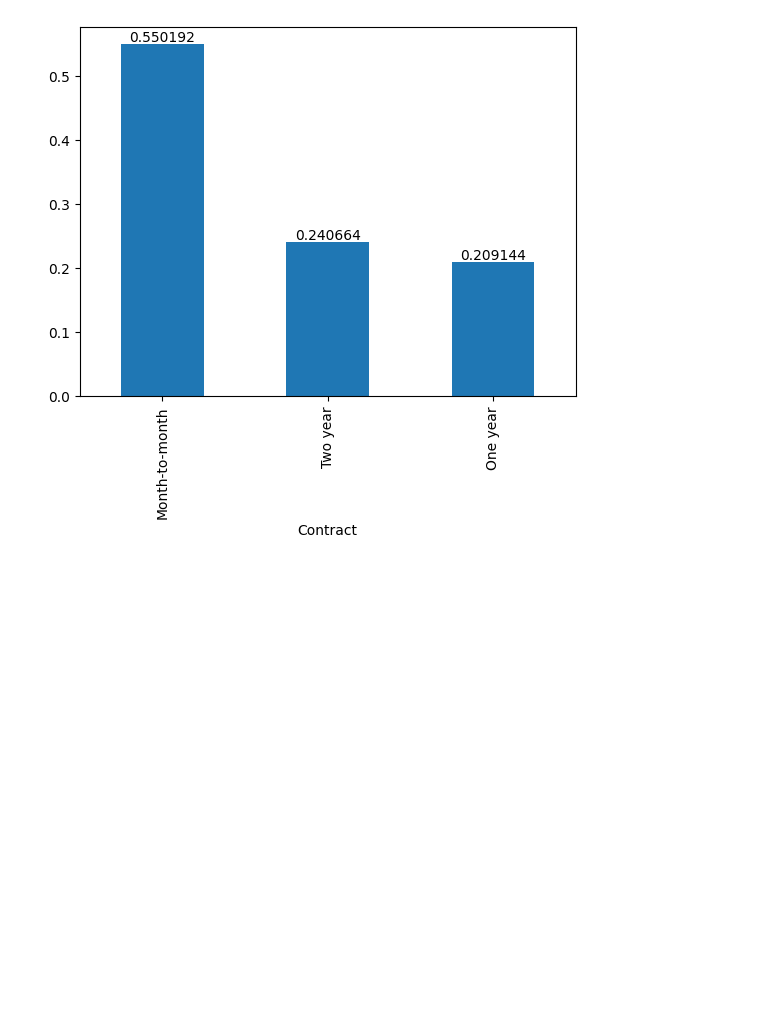
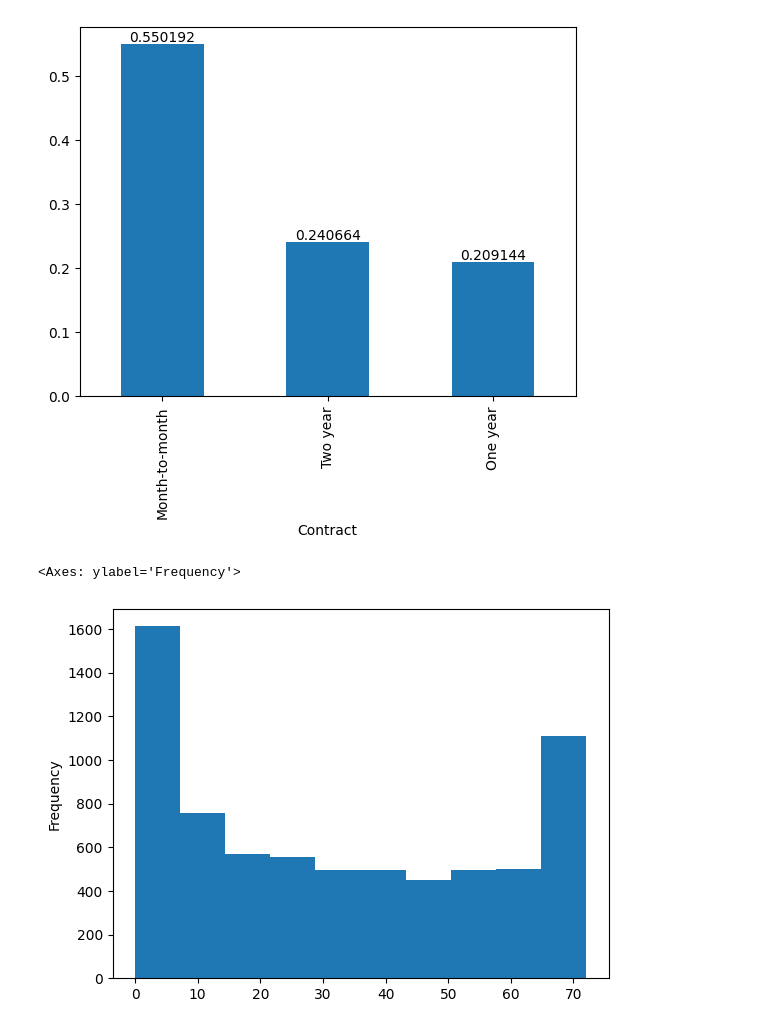
Before and after one commit to LucaPinheiro/telecom-eda-churn, a Jupyter notebook: eda-churn.ipynb, the cells around one changed output. Drawn from its saved outputs; the diff is of its cells as text; code cells hidden in the pictures; blank space fills up the shorter version.

Commit message:
chore: Update EDA code for churn dataset

```diff
--- a/eda-churn.ipynb
+++ b/eda-churn.ipynb
@@ -507,3 +507,9 @@ ax.bar_label(ax.containers[0])
 # %% [output]
 [Text(0, 0, '0.550192'), Text(0, 0, '0.240664'), Text(0, 0, '0.209144')]
 [figure]
+# %%
+# Histograma do Tempo de Contrato
+df_churn.tenure.plot.hist()
+# %% [output]
+<Axes: ylabel='Frequency'>
+[figure, added]
```
Also changed, not shown: parts of 2 cells of this notebook.
